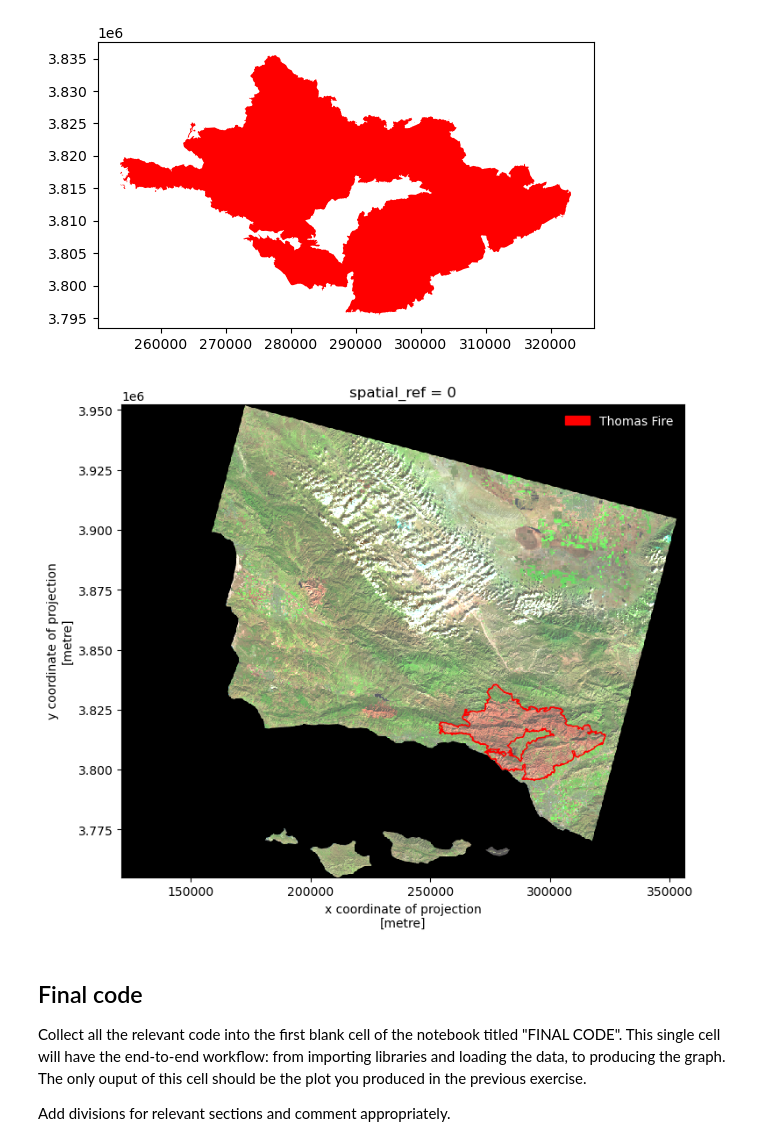
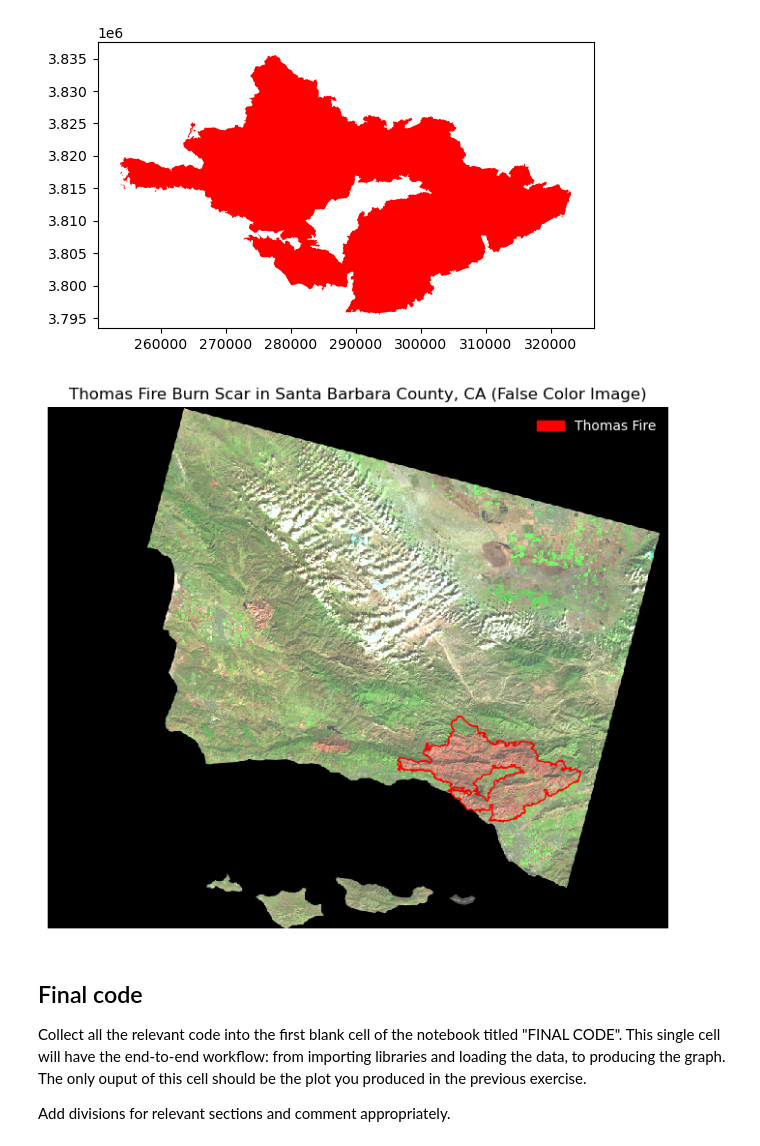
Before and after one commit to a-ramji/eds220-hwk-4, a Jupyter notebook: hwk4-task2-false-color.ipynb, the cells around one changed output. Cells and saved outputs as stored; diff of their text form; code cells hidden in the pictures.

```diff
--- a/hwk4-task2-false-color.ipynb
+++ b/hwk4-task2-false-color.ipynb
@@ -567,34 +542,42 @@ fig, ax = plt.subplots(figsize=(9, 7)) # setting figure size for output
 
 # plotting false color image (without creating any new variables)
 landsat[['swir22', # short-wave
          'nir08', # near-infrared
          # and red variables
          'red']].to_array().plot.imshow(robust=True,
                     # using robust=True argument to deal with cloud RGB values squishing our plot
                                                            ax=ax)
 
 
 # plotting Thomas fire perimeter using the selection of our ca fires subselection
 # filtered for fire_name == THOMAS
 thomas_fire_border.plot(color="none", # empty fill color
                    edgecolor="red", # outline color of red for the Thomas Fire
                    # because we're showing perimeter data
                    ax=ax, # sharing same axes
                    )
 
 # updating labels & legend using mpatches.Patch
 thomas_fire_border_patch = mpatches.Patch(color='red', # change color to red
                           label='Thomas Fire') # update label
 
 ax.legend(handles = [thomas_fire_border_patch],
           frameon=False, # removing legend frame
           loc = "upper right", # setting location to upper right-hand side of the plot
           labelcolor = "white") # changing text color so you can see it on the black background
 
+
+# removing axes
+ax.axis('off')
+
+# updating the title
+plt.title("Thomas Fire Burn Scar in Santa Barbara County, CA (False Color Image)")
+
+
 # displaying plot
 plt.show()
 # %% [output]
-[figure, old version]
+[figure, new version]
 # %% [markdown]
 ## Final code
 
```
Also changed, not shown: parts of 5 cells of this notebook, 1 other file.
